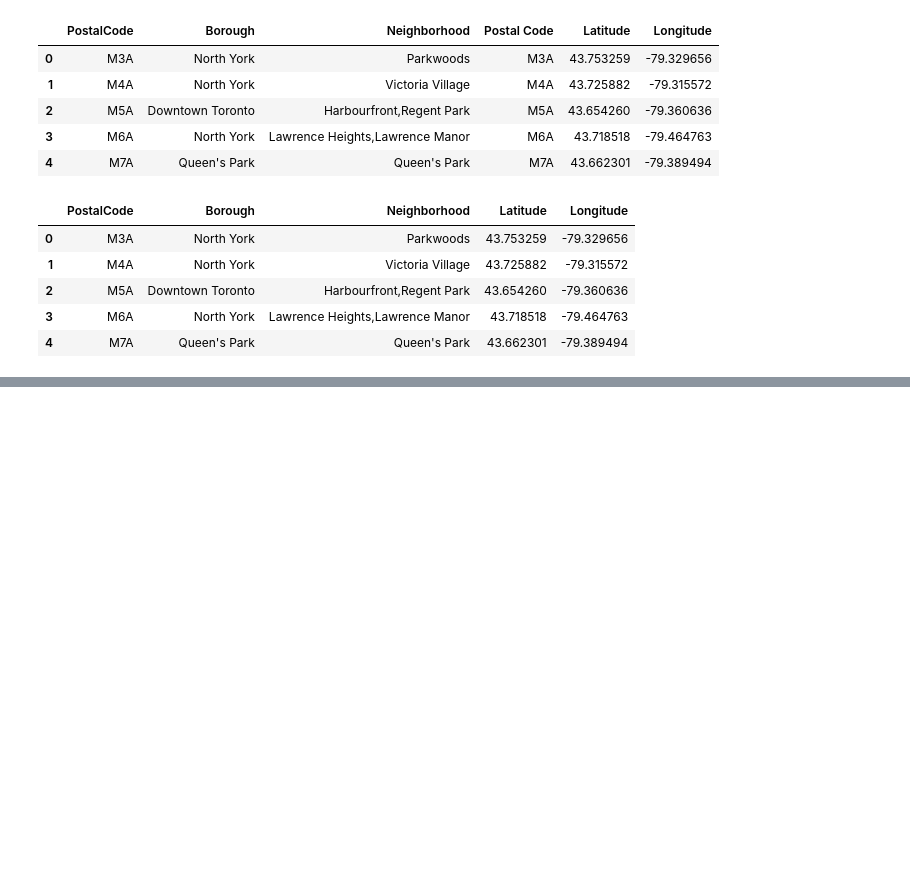
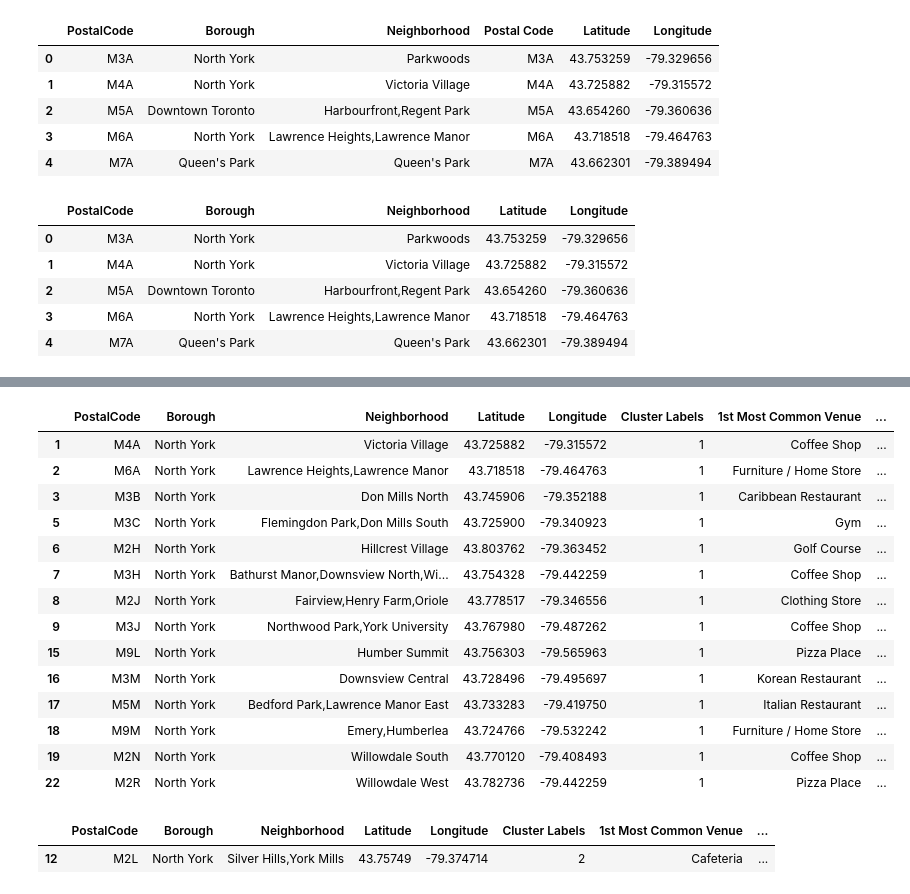
Before and after one commit to RayWongGit/Coursera-Capstone-Segmenting-and-Clustering-Neighborhoods-in-Toronto, a Jupyter notebook: Segmenting and Clustering Neighborhoods in Toronto.ipynb, the cells around one changed output, grey strips where cells are left out. Cells and saved outputs as stored; diff of their text form; code cells hidden in the pictures; blank space fills up the shorter version.

```diff
--- a/Segmenting and Clustering Neighborhoods in Toronto.ipynb
+++ b/Segmenting and Clustering Neighborhoods in Toronto.ipynb
@@ -162,0 +556,22 @@ df.head()
+# %%
+# create the new dataframe and display the top 10 venues for each neighborhood.
+num_top_venues = 10
+
+indicators = ['st', 'nd', 'rd']
+
+# create columns according to number of top venues
+columns = ['Neighborhood']
+for ind in np.arange(num_top_venues):
+    try:
+        columns.append('{}{} Most Common Venue'.format(ind+1, indicators[ind]))
+    except:
+        columns.append('{}th Most Common Venue'.format(ind+1))
+
+# create a new dataframe
+neighborhoods_venues_sorted = pd.DataFrame(columns=columns)
+neighborhoods_venues_sorted['Neighborhood'] = northy_grouped['Neighborhood']
+
+for ind in np.arange(northy_grouped.shape[0]):
+    neighborhoods_venues_sorted.iloc[ind, 1:] = return_most_common_venues(northy_grouped.iloc[ind, :], num_top_venues)
+
+neighborhoods_venues_sorted.head()
@@ -162,0 +587,10 @@ df.head()
+# %%
+# set up k means clustering
+n = 3
+
+northy_grouped_clustering = northy_grouped.drop('Neighborhood', 1)
+
+kmeans = KMeans(n_clusters=n, random_state=4).fit(northy_grouped_clustering)
+
+# check cluster labels generated for each row in the dataframe
+kmeans.labels_[0:10]
@@ -162,0 +599,6 @@ df.head()
+# %%
+# create a new dataframe that includes the cluster as well as the top 10 venues for each neighborhood.
+neighborhoods_venues_sorted.insert(0, 'Cluster Labels', kmeans.labels_)
+
+northy_merged = df_northy.merge(neighborhoods_venues_sorted, on='Neighborhood')
+northy_merged.head()
@@ -162,0 +653,25 @@ df.head()
+# %%
+# cluster 2
+northy_merged[northy_merged['Cluster Labels'] == 1]
+# %% [output]
+|  | PostalCode | Borough | Neighborhood | Latitude | Longitude | Cluster Labels | 1st Most Common Venue | ... |
+| 1 | M4A | North York | Victoria Village | 43.725882 | -79.315572 | 1 | Coffee Shop | ... |
+| 2 | M6A | North York | Lawrence Heights,Lawrence Manor | 43.718518 | -79.464763 | 1 | Furniture / Home Store | ... |
+| 3 | M3B | North York | Don Mills North | 43.745906 | -79.352188 | 1 | Caribbean Restaurant | ... |
+| 5 | M3C | North York | Flemingdon Park,Don Mills South | 43.725900 | -79.340923 | 1 | Gym | ... |
+| 6 | M2H | North York | Hillcrest Village | 43.803762 | -79.363452 | 1 | Golf Course | ... |
+| 7 | M3H | North York | Bathurst Manor,Downsview North,Wi... | 43.754328 | -79.442259 | 1 | Coffee Shop | ... |
+| 8 | M2J | North York | Fairview,Henry Farm,Oriole | 43.778517 | -79.346556 | 1 | Clothing Store | ... |
+| 9 | M3J | North York | Northwood Park,York University | 43.767980 | -79.487262 | 1 | Coffee Shop | ... |
+| 15 | M9L | North York | Humber Summit | 43.756303 | -79.565963 | 1 | Pizza Place | ... |
+| 16 | M3M | North York | Downsview Central | 43.728496 | -79.495697 | 1 | Korean Restaurant | ... |
+| 17 | M5M | North York | Bedford Park,Lawrence Manor East | 43.733283 | -79.419750 | 1 | Italian Restaurant | ... |
+| 18 | M9M | North York | Emery,Humberlea | 43.724766 | -79.532242 | 1 | Furniture / Home Store | ... |
+| 19 | M2N | North York | Willowdale South | 43.770120 | -79.408493 | 1 | Coffee Shop | ... |
+| 22 | M2R | North York | Willowdale West | 43.782736 | -79.442259 | 1 | Pizza Place | ... |
+# %%
+# cluster 3
+northy_merged[northy_merged['Cluster Labels'] == 2]
+# %% [output]
+|  | PostalCode | Borough | Neighborhood | Latitude | Longitude | Cluster Labels | 1st Most Common Venue | ... |
+| 12 | M2L | North York | Silver Hills,York Mills | 43.75749 | -79.374714 | 2 | Cafeteria | ... |
```
Also changed, not shown: parts of 42 cells of this notebook.
